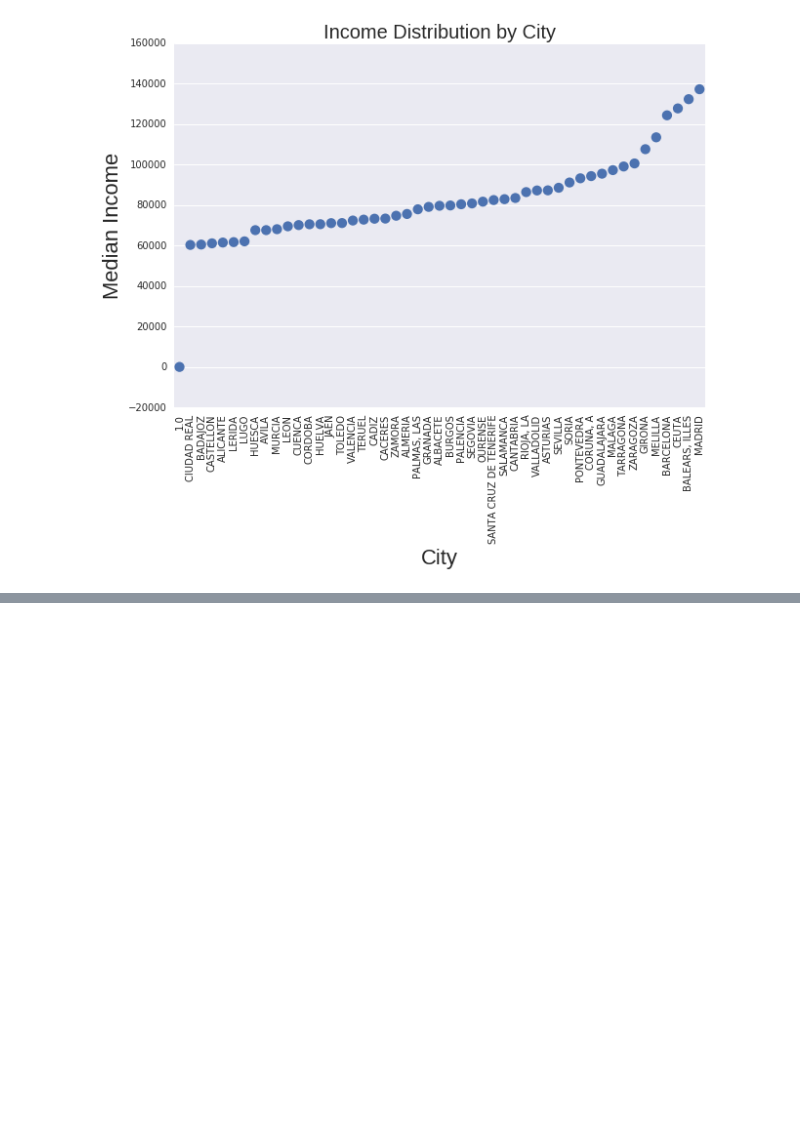
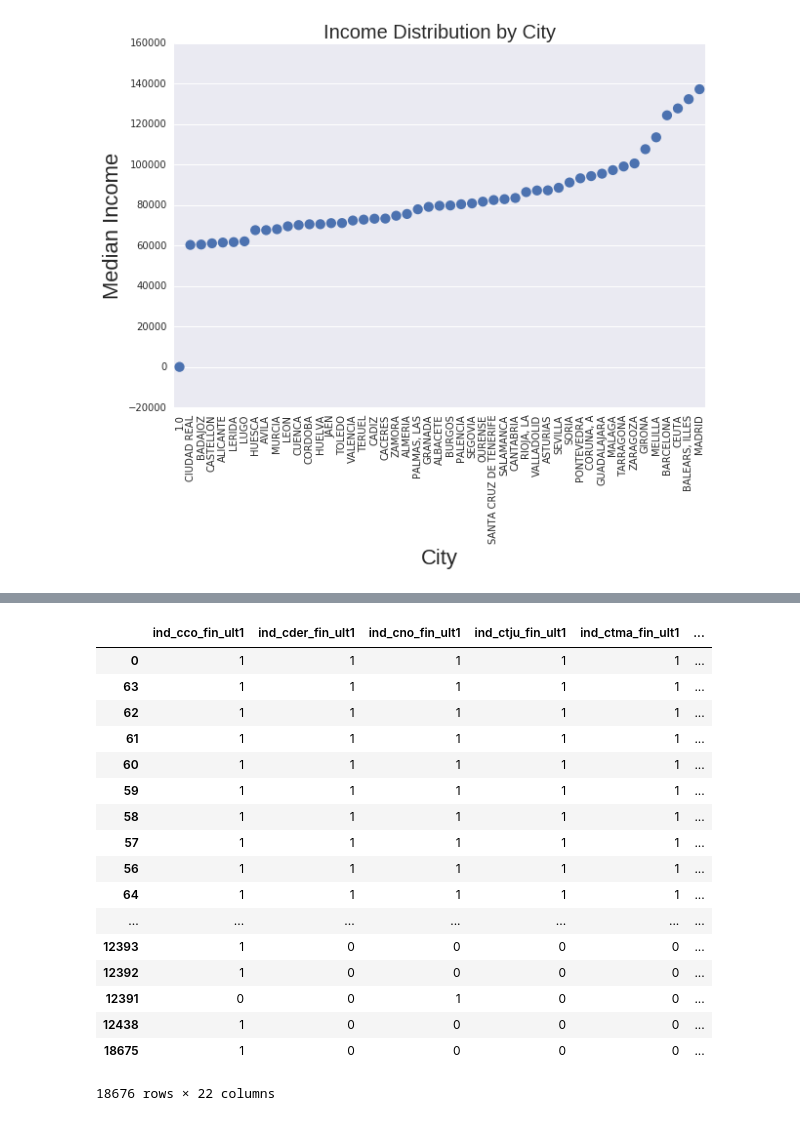
Before and after one commit to EAboelhamd/Kaggle-Competitions, a Jupyter notebook: Santander Product Recommendation.ipynb, the cells around one changed output, grey strips where cells are left out. Saved outputs shown, nothing was run; the diff lists cells and outputs as text; code cells hidden in the pictures; blank space fills up the shorter version.

```diff
--- a/Santander Product Recommendation.ipynb
+++ b/Santander Product Recommendation.ipynb
@@ -955,0 +1008,21 @@ Yes, the date points get closer to each other !
+# %%
+ntrain.ix[:,25:48]
+# %% [output]
+|  | ind_cco_fin_ult1 | ind_cder_fin_ult1 | ind_cno_fin_ult1 | ind_ctju_fin_ult1 | ind_ctma_fin_ult1 | ... |
+| 0 | 1 | 1 | 1 | 1 | 1 | ... |
+| 63 | 1 | 1 | 1 | 1 | 1 | ... |
+| 62 | 1 | 1 | 1 | 1 | 1 | ... |
+| 61 | 1 | 1 | 1 | 1 | 1 | ... |
+| 60 | 1 | 1 | 1 | 1 | 1 | ... |
+| 59 | 1 | 1 | 1 | 1 | 1 | ... |
+| 58 | 1 | 1 | 1 | 1 | 1 | ... |
+| 57 | 1 | 1 | 1 | 1 | 1 | ... |
+| 56 | 1 | 1 | 1 | 1 | 1 | ... |
+| 64 | 1 | 1 | 1 | 1 | 1 | ... |
+| ... | ... | ... | ... | ... | ... | ... |
+| 12393 | 1 | 0 | 0 | 0 | 0 | ... |
+| 12392 | 1 | 0 | 0 | 0 | 0 | ... |
+| 12391 | 0 | 0 | 1 | 0 | 0 | ... |
+| 12438 | 1 | 0 | 0 | 0 | 0 | ... |
+| 18675 | 1 | 0 | 0 | 0 | 0 | ... |
+18676 rows × 22 columns
```
Also changed, not shown: parts of 10 cells of this notebook.
